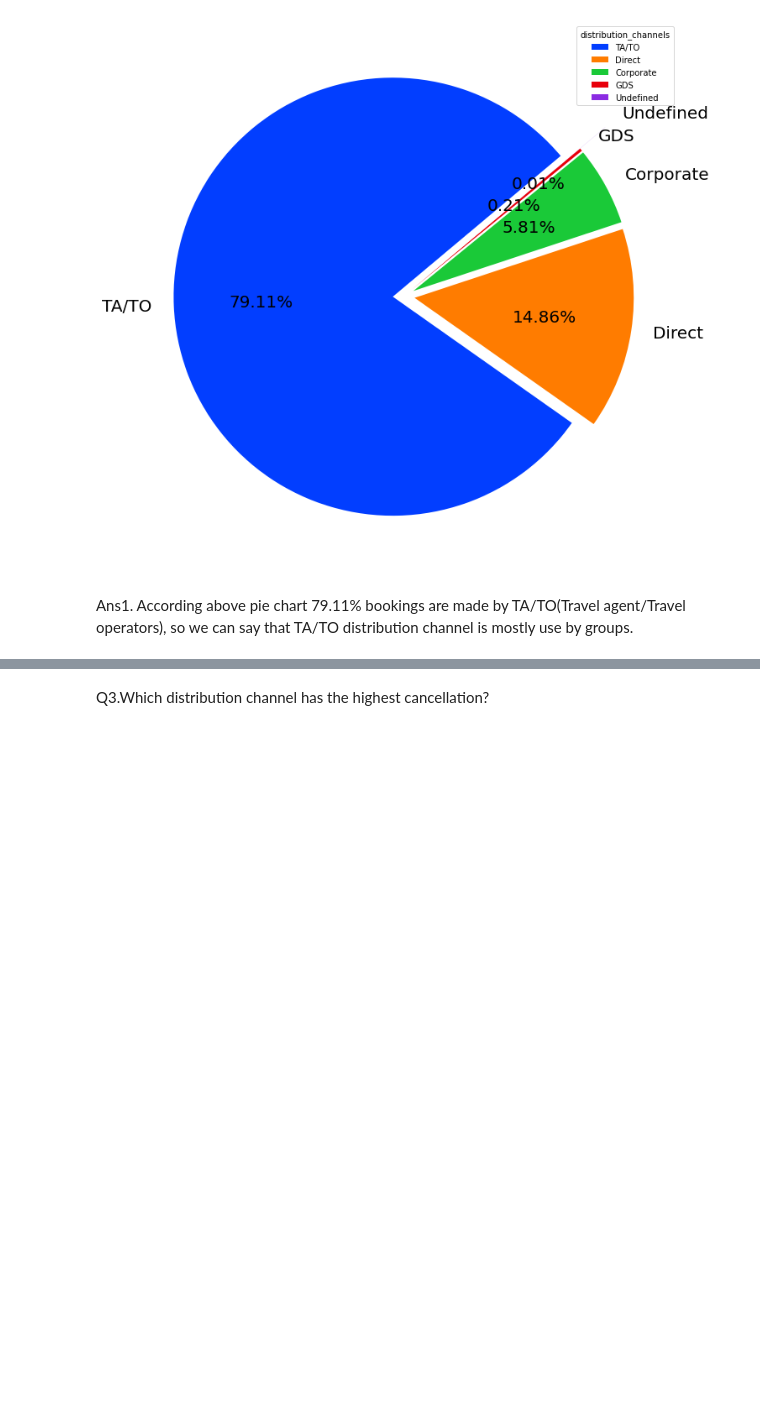
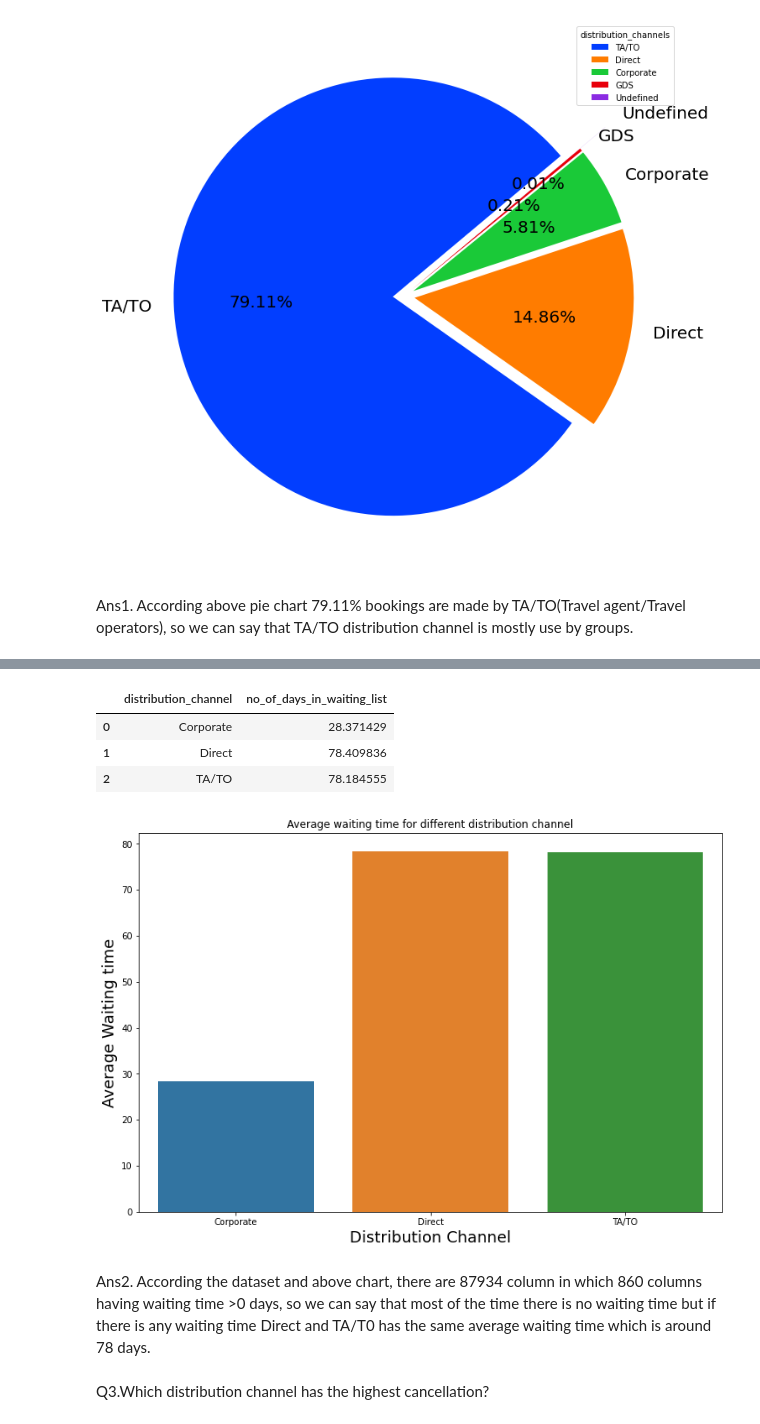
Before and after one commit to niteshavagabond/Hotel-Booking-analysis, a Jupyter notebook: Hotel_Booking_Analysis_Capstone_Project.ipynb, the cells around one changed output, grey strips where cells are left out. Drawn from its saved outputs; the diff is of its cells as text; code cells hidden in the pictures; blank space fills up the shorter version.

```diff
--- a/Hotel_Booking_Analysis_Capstone_Project.ipynb
+++ b/Hotel_Booking_Analysis_Capstone_Project.ipynb
@@ -465,3 +505,19 @@ Ans1. According above pie chart 79.11% bookings are made by TA/TO(Travel agent/T
+# %%
+avg_wait_dist=df[df['no_of_days_in_waiting_list']!=0].groupby(['distribution_channel']).agg({'no_of_days_in_waiting_list':'mean'}).reset_index()
+plt.figure(figsize=(12,8))
+sns.barplot(x=avg_wait_dist['distribution_channel'],y=avg_wait_dist['no_of_days_in_waiting_list'])
+plt.xlabel('Distribution Channel',fontsize=18)
+plt.ylabel('Average Waiting time',fontsize=18)
+plt.title('Average waiting time for different distribution channel')
+avg_wait_dist
+# %% [output]
+|  | distribution_channel | no_of_days_in_waiting_list |
+| 0 | Corporate | 28.371429 |
+| 1 | Direct | 78.409836 |
+| 2 | TA/TO | 78.184555 |
+[figure, added]
+# %% [markdown]
+Ans2. According the dataset and above chart, there are 87934 column in which 860 columns having waiting time >0 days, so we can say that most of the time there is no waiting time but if there is any waiting time Direct and TA/T0 has the same average waiting time which is around 78 days.
 # %% [markdown]
 Q3.Which distribution channel  has the highest cancellation?
 # %%
```
Also changed, not shown: parts of 20 cells of this notebook.
